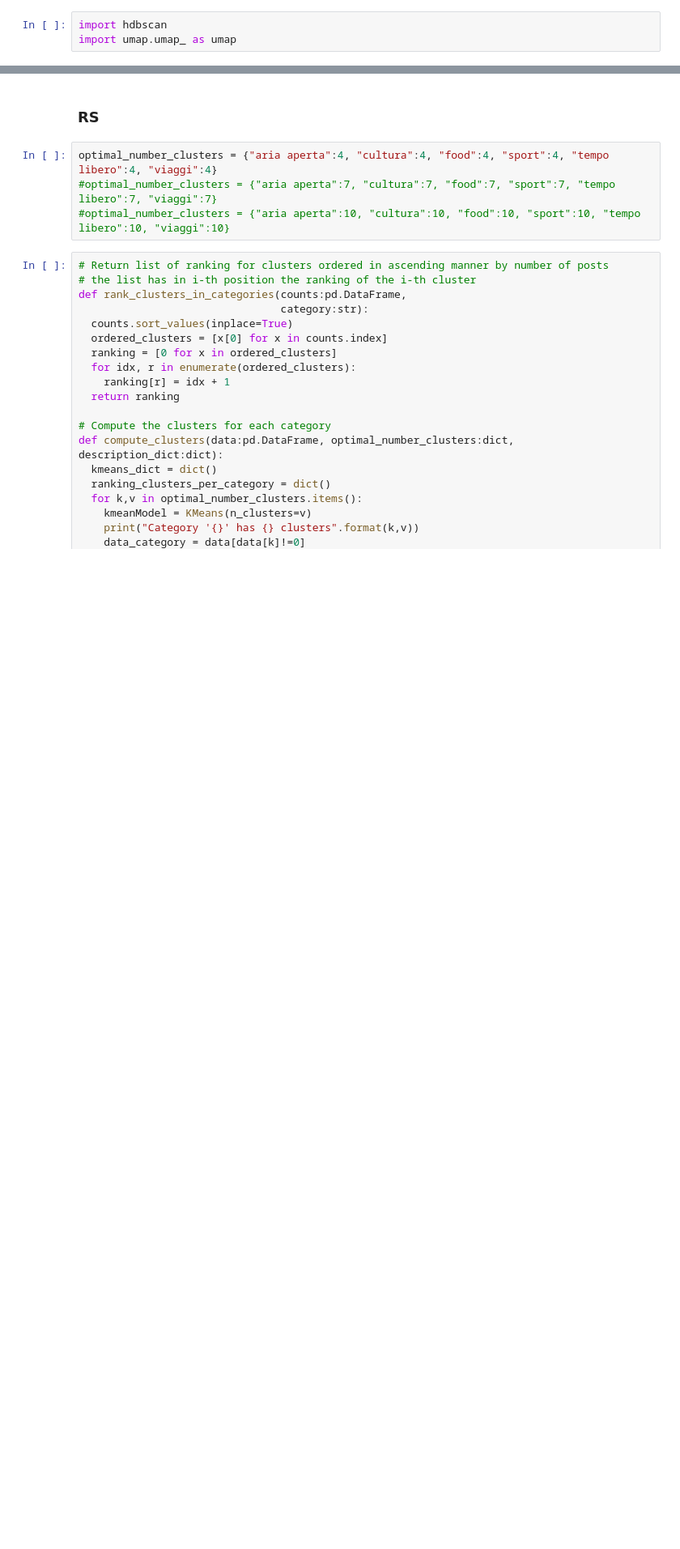
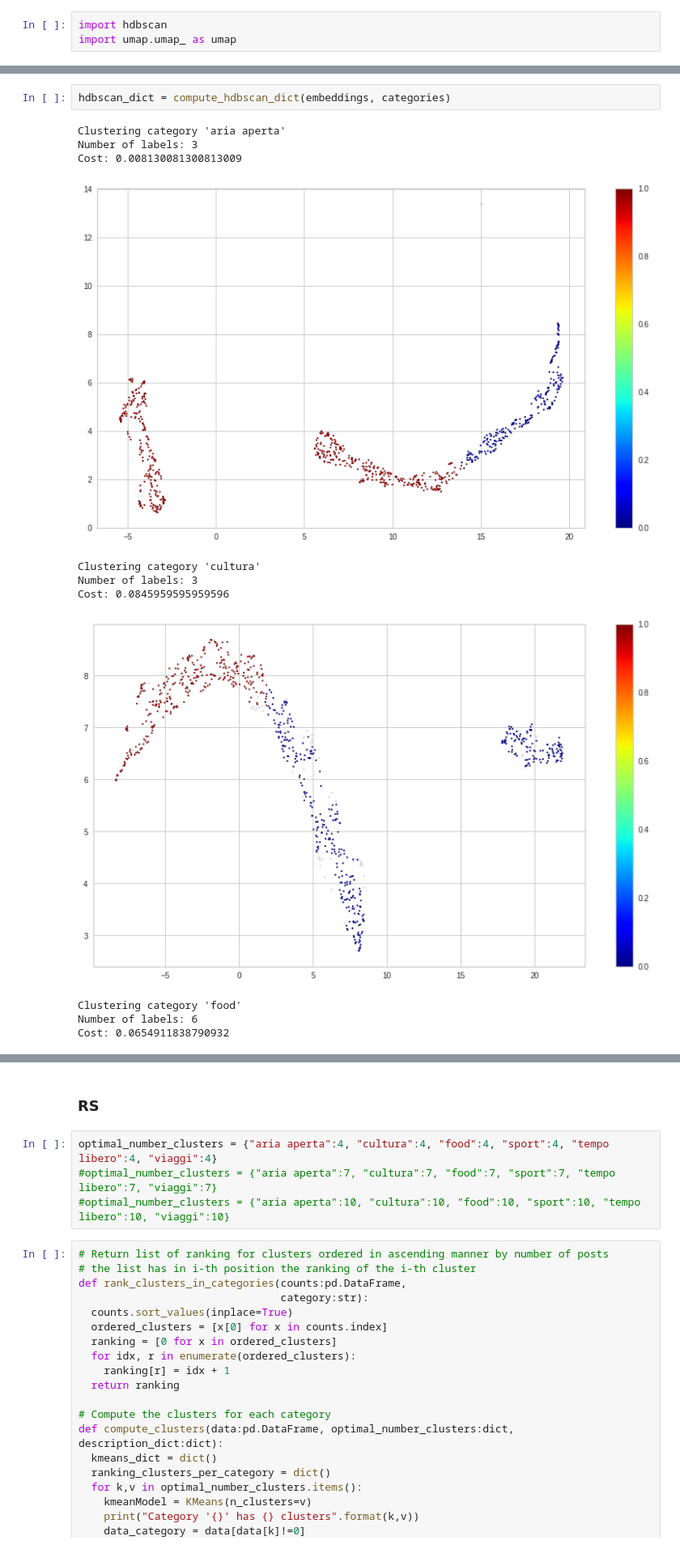
Before and after one commit to GianRomani/Notes, a Jupyter notebook: RecSys.ipynb, the cells around one changed output, grey strips where cells are left out. Shown at 81% size. Cells and saved outputs as stored; diff of their text form; blank space fills up the shorter version.

```diff
--- a/RecSys.ipynb
+++ b/RecSys.ipynb
@@ -805,3 +926,17 @@ def compute_hdbscan_dict(embeddings, categories):
       #continue
     print()
   return hdbscan_clusters
+# %%
+hdbscan_dict = compute_hdbscan_dict(embeddings, categories)
+# %% [output]
+Clustering category 'aria aperta'
+Number of labels: 3
+Cost: 0.008130081300813009
+[figure, added]
+Clustering category 'cultura'
+Number of labels: 3
+Cost: 0.0845959595959596
+[figure, added]
+Clustering category 'food'
+Number of labels: 6
+Cost: 0.0654911838790932
```
Also changed, not shown: parts of 40 cells of this notebook, 6 other files.
